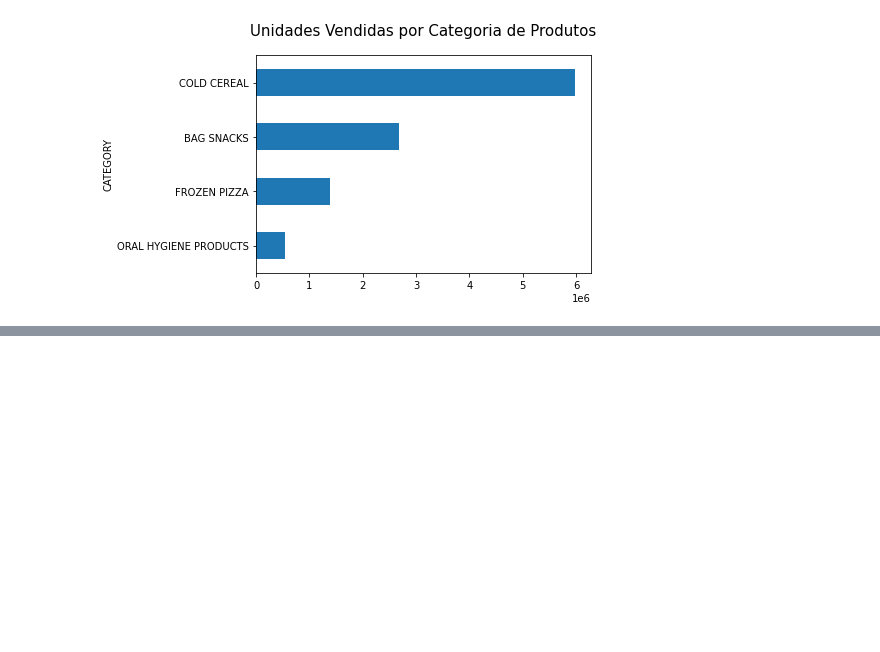
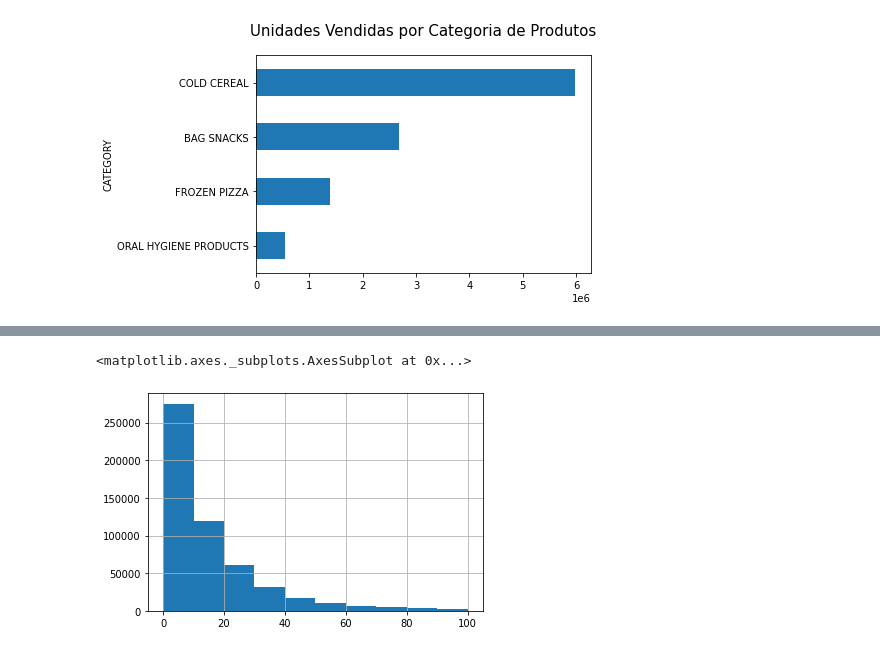
Before and after one commit to SamuelSousaFerreira/Breakfast-at-the-Frat---Time-Series-Analise, a Jupyter notebook: Breakfast_at_the_Frat.ipynb, the cells around one changed output, grey strips where cells are left out. Cells and saved outputs as stored; diff of their text form; code cells hidden in the pictures; blank space fills up the shorter version.

```diff
--- a/Breakfast_at_the_Frat.ipynb
+++ b/Breakfast_at_the_Frat.ipynb
@@ -407,0 +417,5 @@ Text(0, 0.5, 'Unidades')
+# %%
+tudo_junto.HHS.hist(range=(0,100))
+# %% [output]
+<matplotlib.axes._subplots.AxesSubplot at 0x...>
+[figure, added]
```
Also changed, not shown: parts of 30 cells of this notebook.
